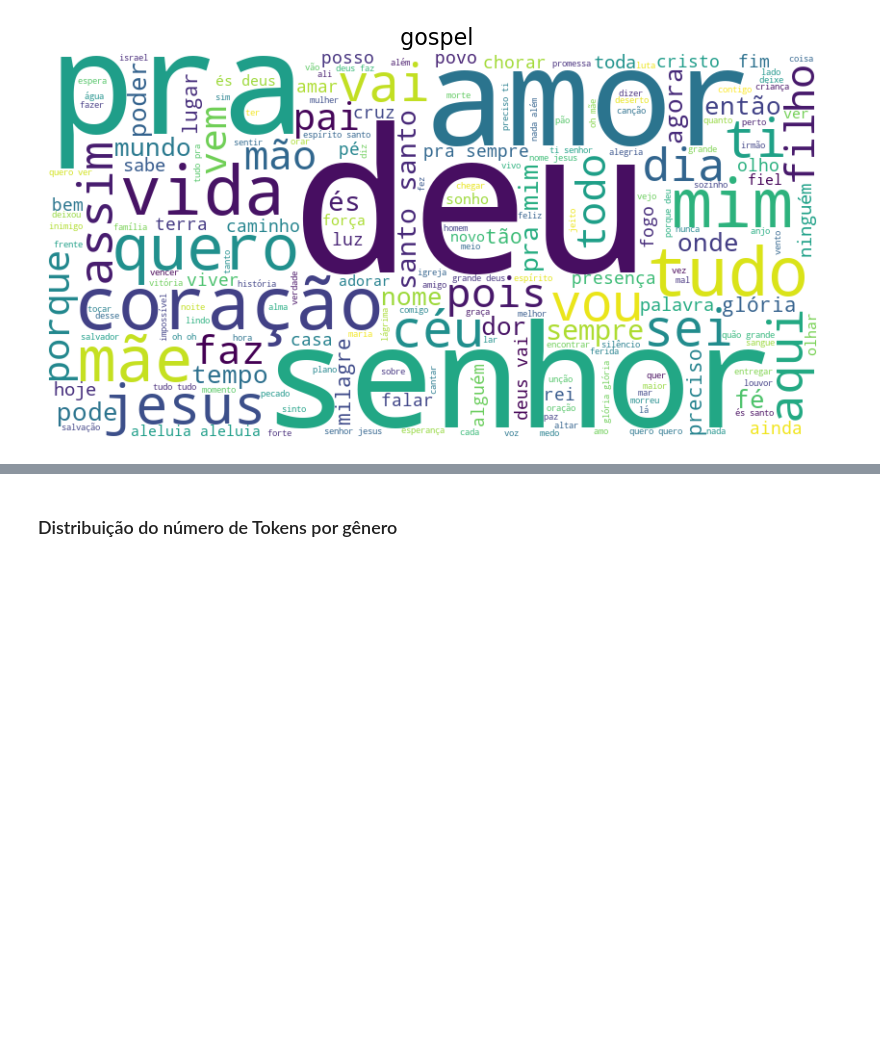
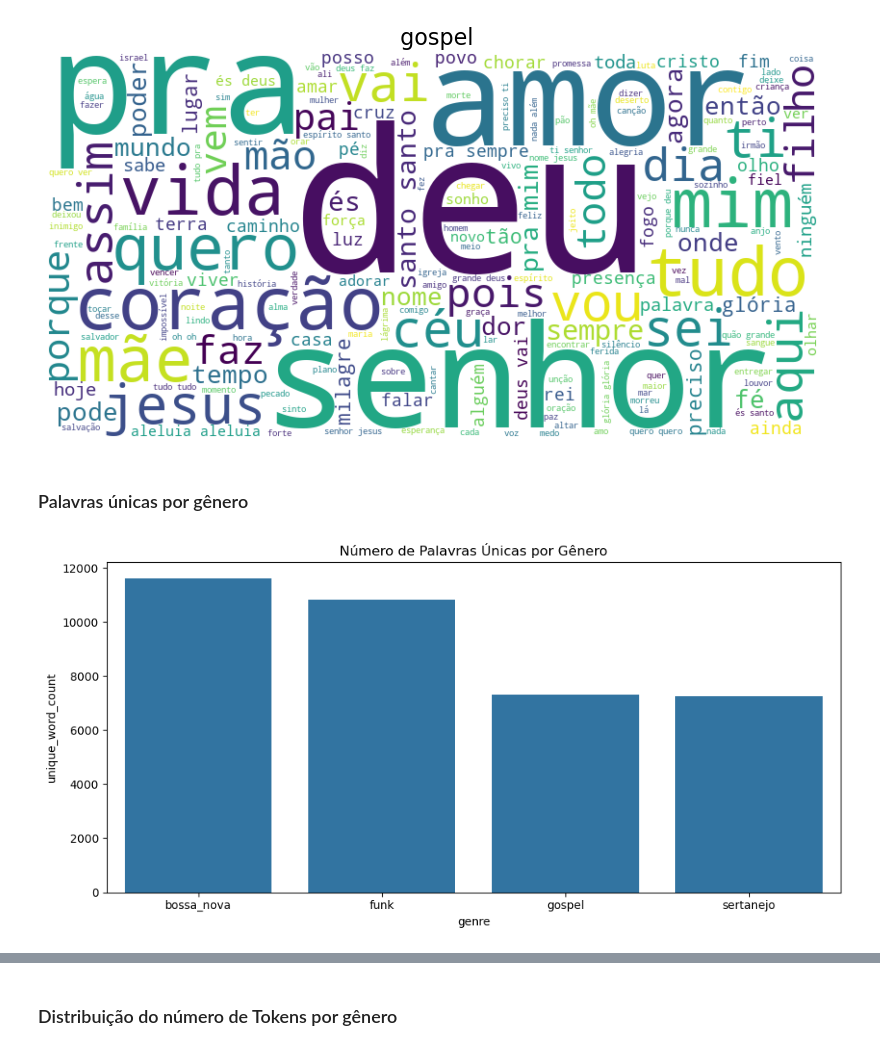
Before and after one commit to feliperastelli/lyrics_genre_classifier, a Jupyter notebook: notebooks/eda_modeling.ipynb, the cells around one changed output, grey strips where cells are left out. Saved outputs shown, nothing was run; the diff lists cells and outputs as text; code cells hidden in the pictures; blank space fills up the shorter version.

```diff
--- a/notebooks/eda_modeling.ipynb
+++ b/notebooks/eda_modeling.ipynb
@@ -166,3 +168,19 @@ for genre in genres:
 [figure]
 [figure]
 [figure]
+# %% [markdown]
+### Palavras únicas por gênero
+# %%
+df['unique_tokens'] = df['lyrics_clean'].str.split().apply(set)
+
+unique_words_by_genre = df.groupby("genre")["unique_tokens"].apply(
+    lambda sets: len(set().union(*sets))
+).reset_index(name="unique_word_count")
+
+plt.figure(figsize=(10, 5))
+sns.barplot(data=unique_words_by_genre, x="genre", y="unique_word_count")
+plt.title("Número de Palavras Únicas por Gênero")
+plt.tight_layout()
+plt.show()
+# %% [output]
+[figure, added]
```
Also changed, not shown: parts of 8 cells of this notebook.
